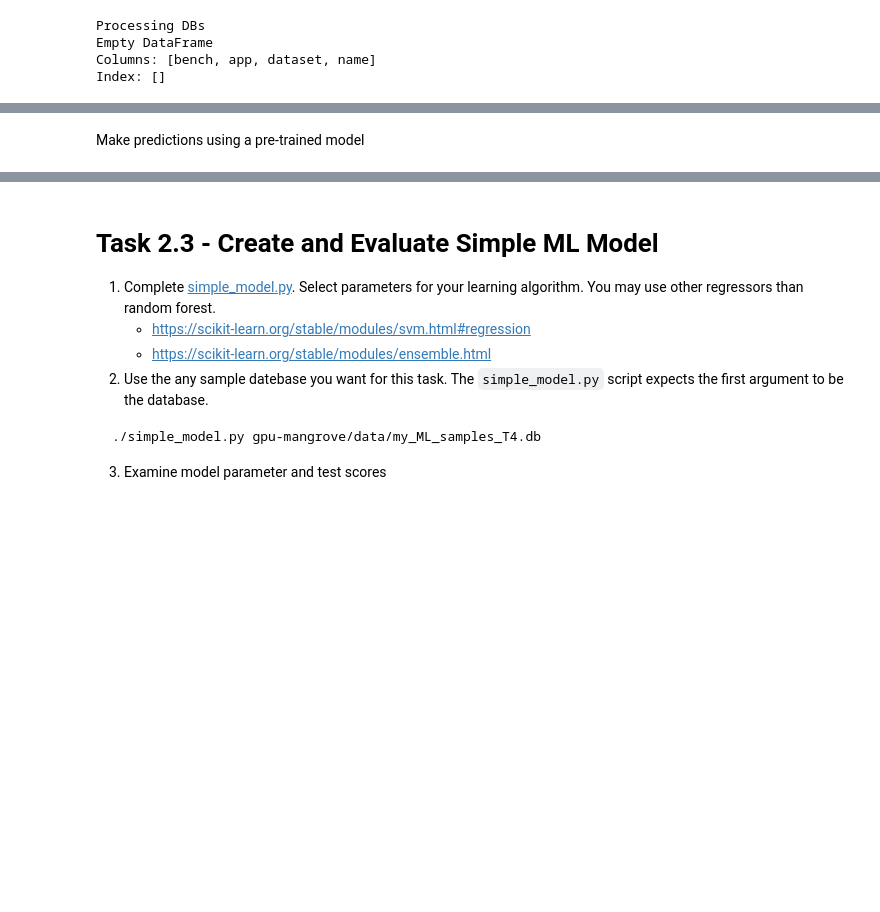
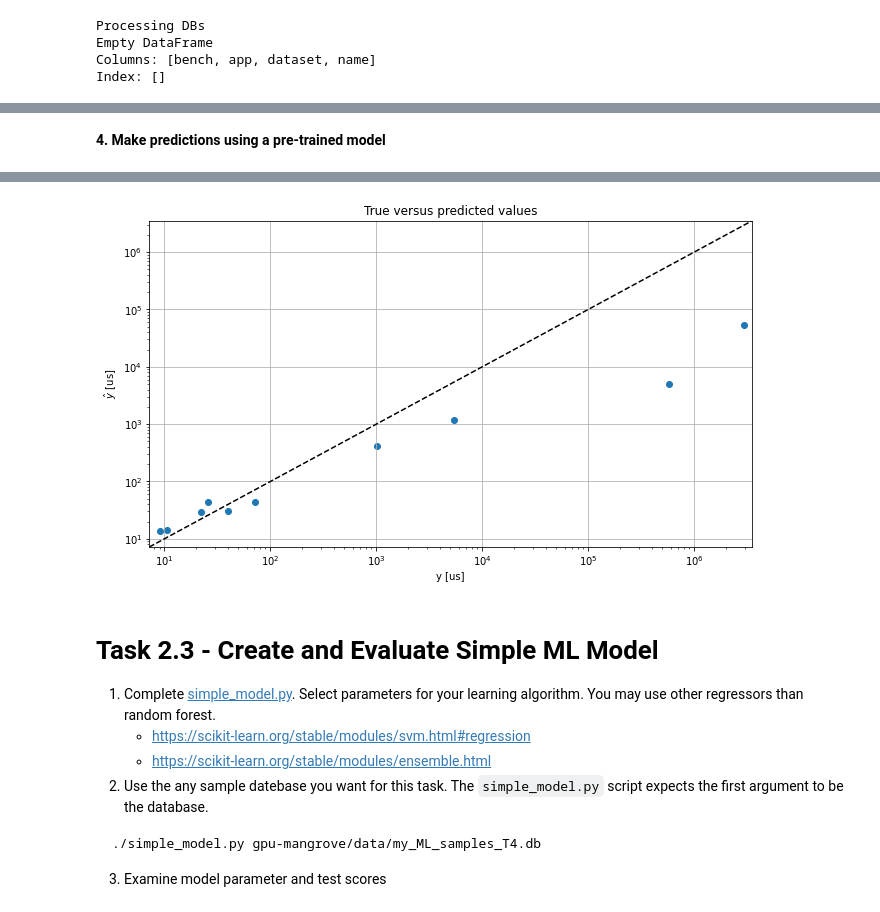
Before and after one commit to UniHD-CEG/gpu-mangrove-tutorial, a Jupyter notebook: hands-on.ipynb, the cells around one changed output, grey strips where cells are left out. Saved outputs shown, nothing was run; the diff lists cells and outputs as text; code cells hidden in the pictures; blank space fills up the shorter version.

```diff
--- a/hands-on.ipynb
+++ b/hands-on.ipynb
@@ -270,5 +398,5 @@ Index: []
 # %% [markdown]
-Make predictions using a pre-trained model
+**4. Make predictions using a pre-trained model**
 # %%
 %%bash
 cd gpu-mangrove
@@ -293,6 +421,27 @@ my_benchmarks 5p-stencil     s1      _Z20simpleStencil_KerneliPfS_
                              s5      _Z19kmeans_centroid_sumPfPiS_S0_iii          72.0     44.622252   0.619754
                                      _Z22kmeans_centroid_updatePfPiii             10.5     14.398180   1.371255
                                      _Z25kmeans_cluster_assignmentPfPiS_iii       26.0     43.124357   1.658629
+# %%
+import pickle
+
+results = pickle.load(open('gpu-mangrove/results.pkl', 'rb'))
+#results.plot.scatter(x='y_true', y='y_pred')
+fig, ax1 = plt.subplots(1,1,figsize=(10.8,6))
+
+guide_min = results['y_true'].min()*0.8
+guide_max = results['y_true'].max()*1.2
+ax1.scatter(results['y_true'], results['y_pred'])
+ax1.plot([guide_min,guide_max], [guide_min,guide_max], '--', label='', color='black')
+ax1.set_xlabel('y [us]')
+ax1.set_ylabel(r'$\^y$ [us]')
+ax1.set_yscale('log')
+ax1.set_xscale('log')
+ax1.set_ylim([guide_min,guide_max])
+ax1.set_xlim([guide_min,guide_max])
+ax1.set_title("True versus predicted values")
+ax1.grid()
+# %% [output]
+[figure, added]
 # %% [markdown]
 # Task 2.3 - Create and Evaluate Simple ML Model
 
```
Also changed, not shown: parts of 22 cells of this notebook.
